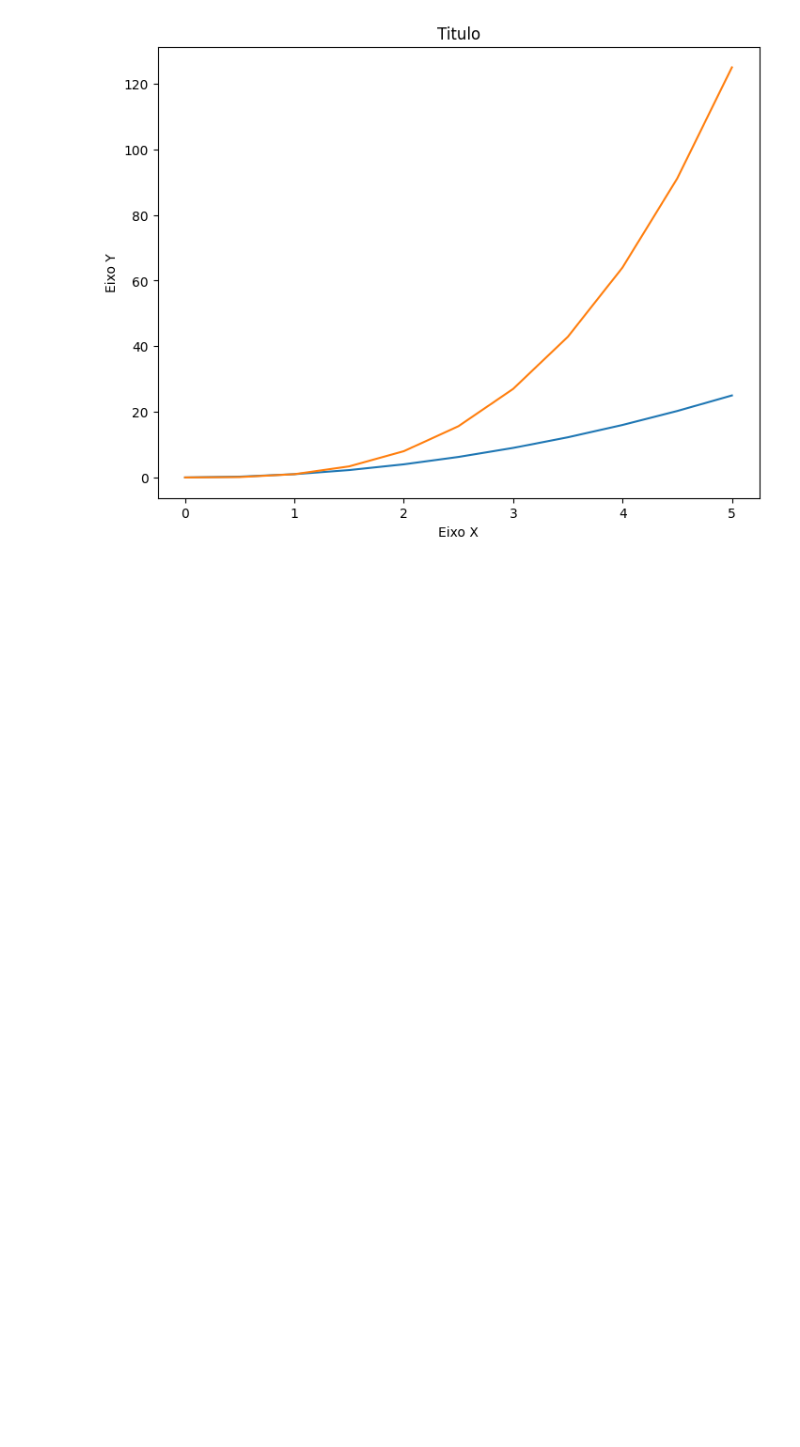
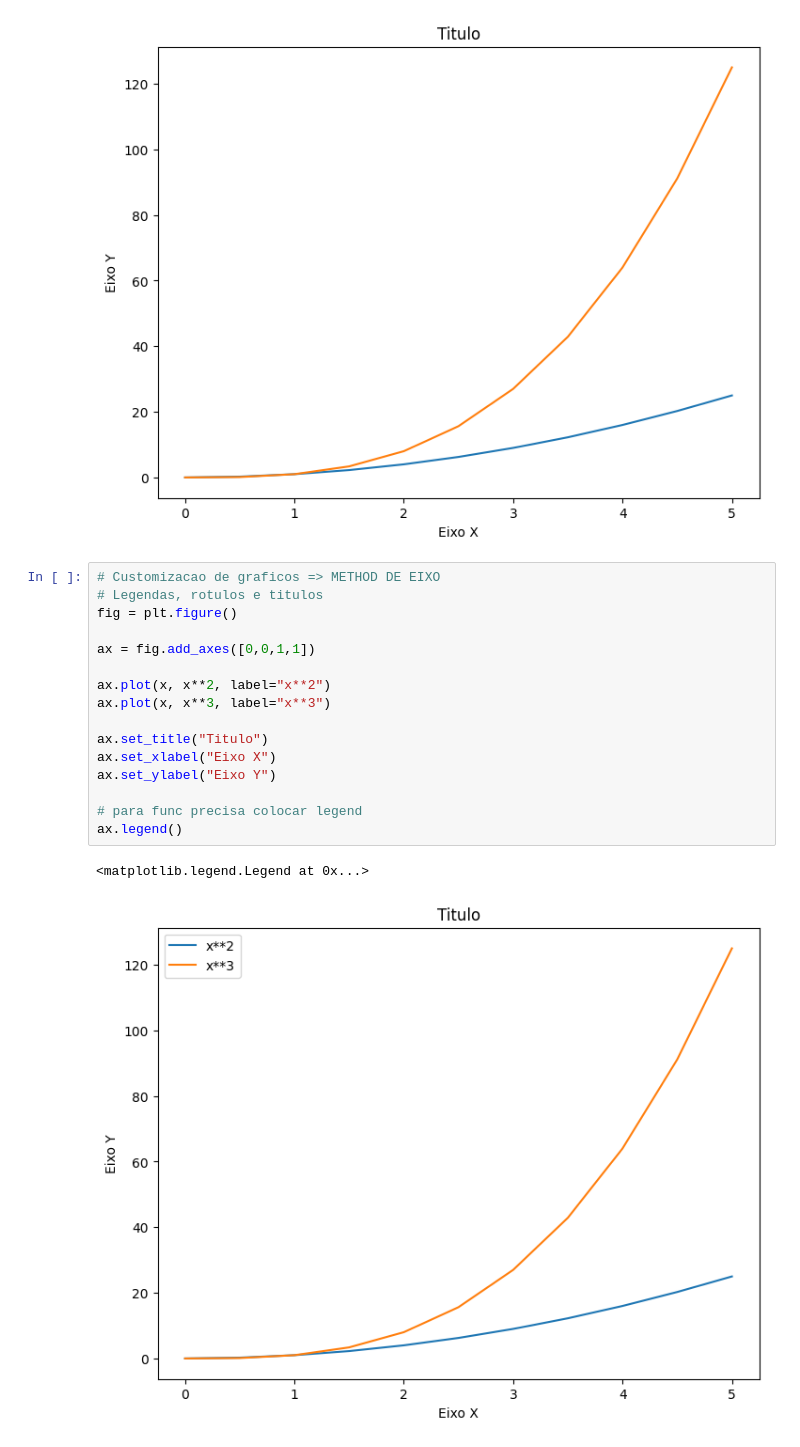
Before and after one commit to ludiemert/Data_Visualization_Matplotlib, a Jupyter notebook: Matplotlib.ipynb, the cells around one changed output. Saved outputs shown, nothing was run; the diff lists cells and outputs as text; blank space fills up the shorter version.

Commit message:
add grafic with legend

```diff
--- a/Matplotlib.ipynb
+++ b/Matplotlib.ipynb
@@ -251,3 +251,22 @@ ax.set_ylabel("Eixo Y")
 # %% [output]
 Text(0, 0.5, 'Eixo Y')
 [figure]
+# %%
+# Customizacao de graficos => METHOD DE EIXO
+# Legendas, rotulos e titulos
+fig = plt.figure()
+
+ax = fig.add_axes([0,0,1,1])
+
+ax.plot(x, x**2, label="x**2")
+ax.plot(x, x**3, label="x**3")
+
+ax.set_title("Titulo")
+ax.set_xlabel("Eixo X")
+ax.set_ylabel("Eixo Y")
+
+# para func precisa colocar legend
+ax.legend()
+# %% [output]
+<matplotlib.legend.Legend at 0x...>
+[figure, added]
```
